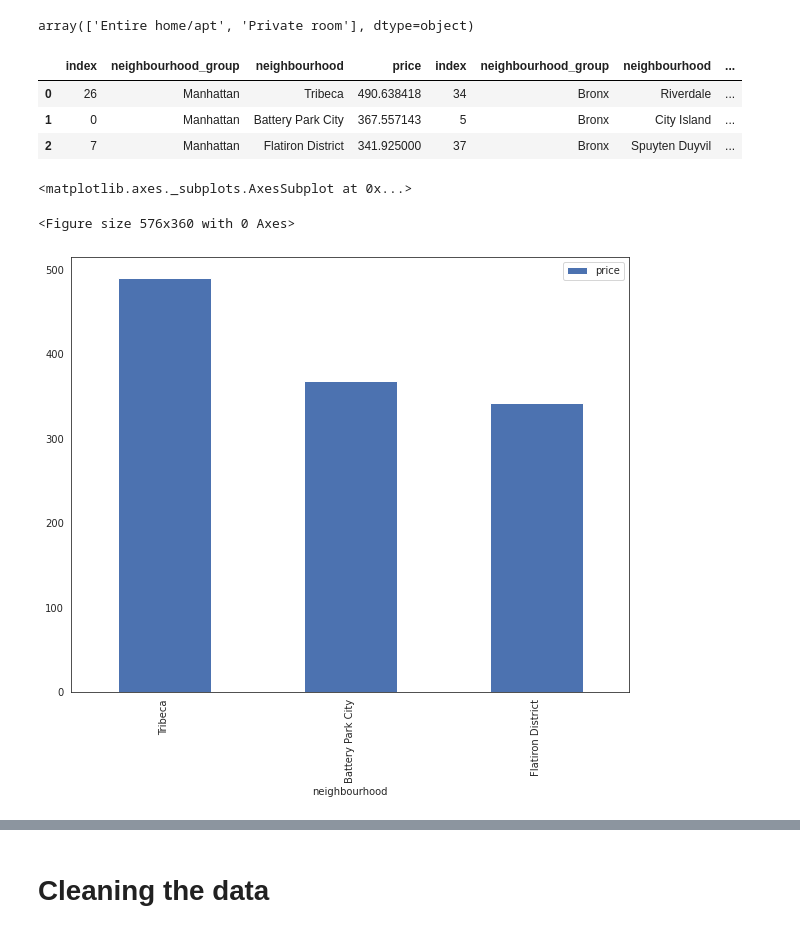
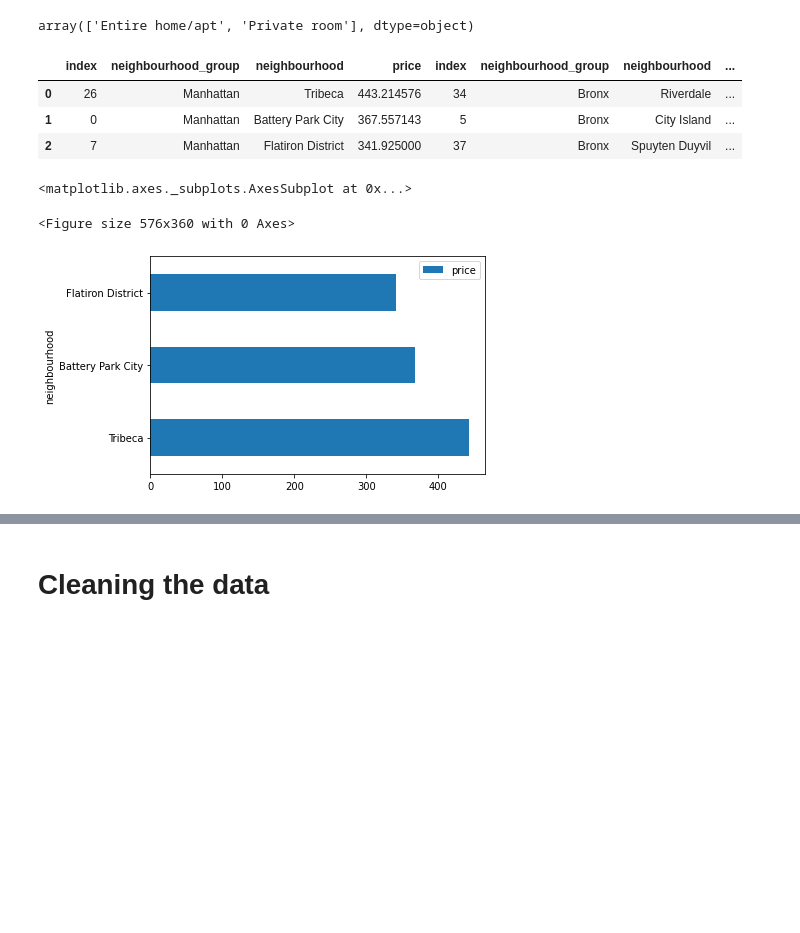
Before and after one commit to Creatrohit9/AIRBNB-PROJECT-1-CAPSTON, a Jupyter notebook: MD1WK4ROHIT_Airbnb_Bookings_Analysis_Capstone_Project.ipynb, the cells around one changed output, grey strips where cells are left out. Drawn from its saved outputs; the diff is of its cells as text; code cells hidden in the pictures; blank space fills up the shorter version.

Commit message:
Commit for price

```diff
--- a/MD1WK4ROHIT_Airbnb_Bookings_Analysis_Capstone_Project.ipynb
+++ b/MD1WK4ROHIT_Airbnb_Bookings_Analysis_Capstone_Project.ipynb
@@ -136,0 +159,9 @@ we have 10052 missing value in column such last_review  and reviews_per_month
+# %%
+def replace_price_value(price):
+  if price<20 or price>8000:
+    price=105.98
+  else:
+    price=price
+  return price
+# %%
+airbnb_df['price']=airbnb_df['price'].apply(replace_price_value)
@@ -352,15 +394,15 @@ table_top_three_neighbourhood_group=pd.concat([top_three_manhattan,top_three_Bro
 table_top_three_neighbourhood_group
 # %% [output]
 |  | index | neighbourhood_group | neighbourhood | price | index | neighbourhood_group | neighbourhood | ... |
-| 0 | 26 | Manhattan | Tribeca | 490.638418 | 34 | Bronx | Riverdale | ... |
+| 0 | 26 | Manhattan | Tribeca | 443.214576 | 34 | Bronx | Riverdale | ... |
 | 1 | 0 | Manhattan | Battery Park City | 367.557143 | 5 | Bronx | City Island | ... |
 | 2 | 7 | Manhattan | Flatiron District | 341.925000 | 37 | Bronx | Spuyten Duyvil | ... |
 # %%
 plt.figure(figsize=(8,5))
-top_three_manhattan.plot(x='neighbourhood',y='price',kind='bar')
+top_three_manhattan.plot(x='neighbourhood',y='price',kind='barh')
 # %% [output]
 <matplotlib.axes._subplots.AxesSubplot at 0x...>
 <Figure size 576x360 with 0 Axes>
-[figure, old version]
+[figure, new version]
 # %%
 plt.figure(figsize=(8,5))
```
Also changed, not shown: parts of 33 cells of this notebook.
